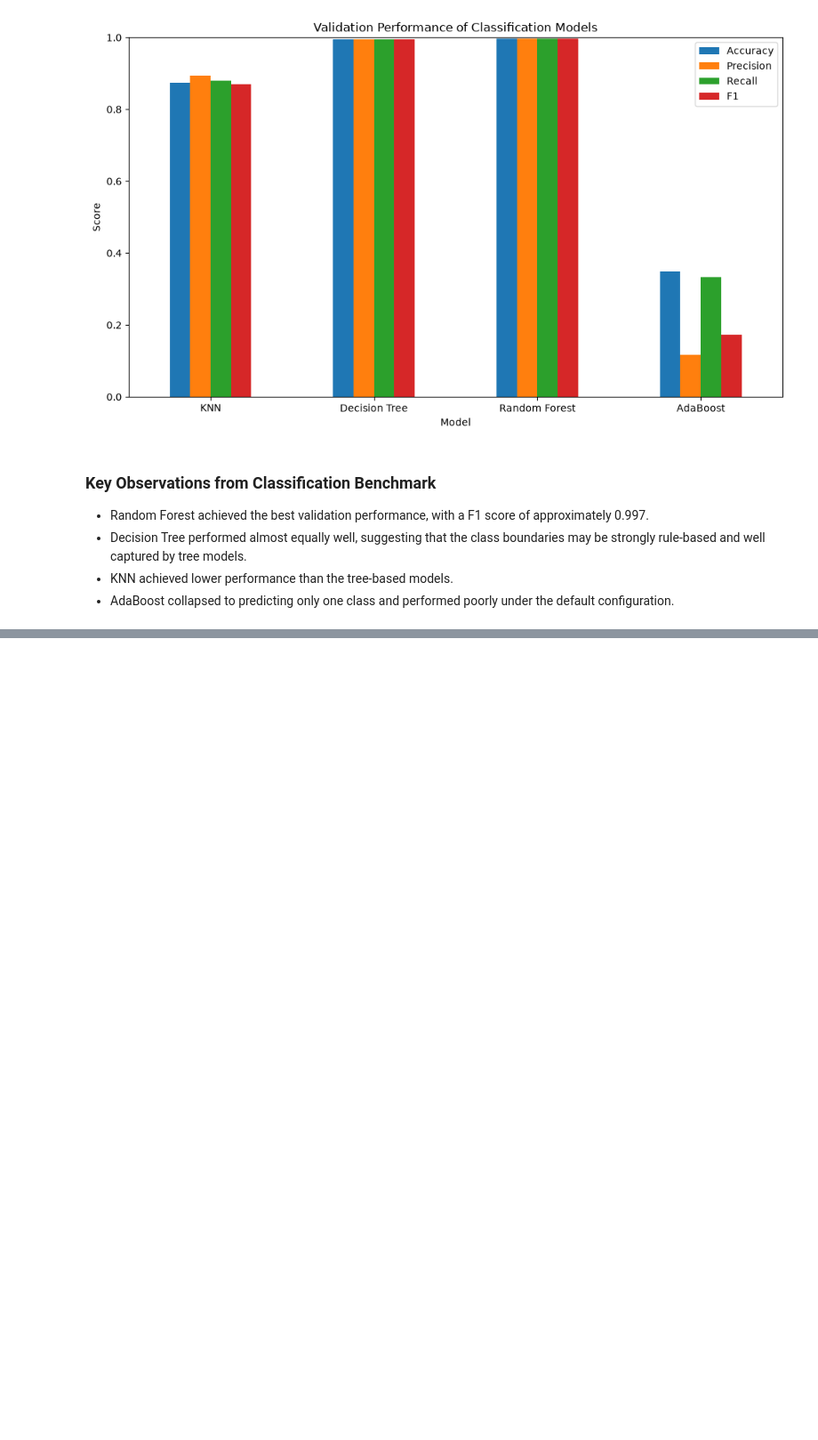
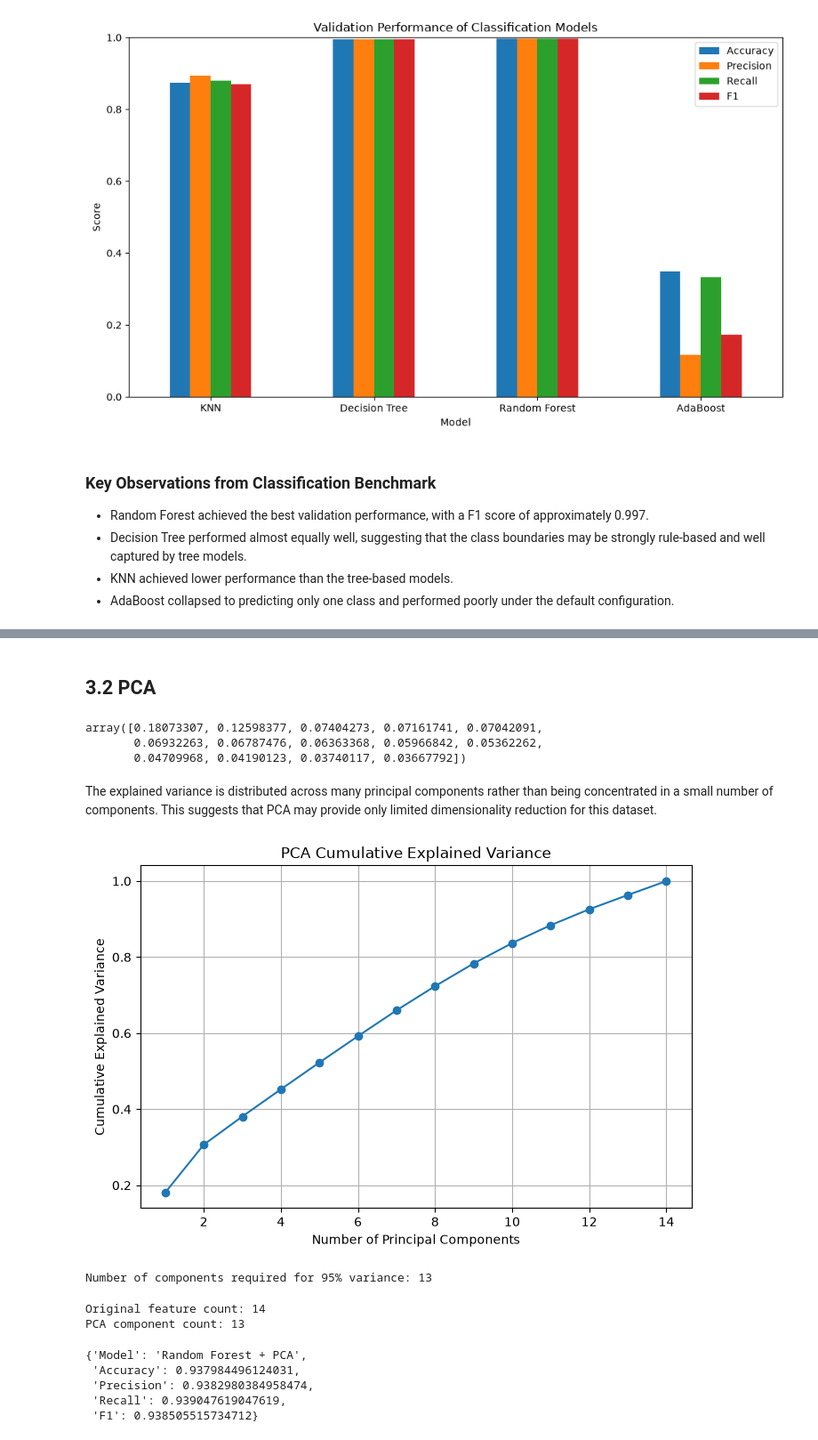
Before and after one commit to elodie-wu/ai-aquaculture-research-demos, a Jupyter notebook: 01-environmental-risk-and-anomaly-detection/notebooks/aquaculture-analysis.ipynb, the cells around one changed output, grey strips where cells are left out. Shown at 89% size. Drawn from its saved outputs; the diff is of its cells as text; code cells hidden in the pictures; blank space fills up the shorter version.

```diff
--- a/01-environmental-risk-and-anomaly-detection/notebooks/aquaculture-analysis.ipynb
+++ b/01-environmental-risk-and-anomaly-detection/notebooks/aquaculture-analysis.ipynb
@@ -335,0 +501,77 @@ plt.show()
+# %% [markdown]
+## 3.2 PCA
+# %%
+# 3.2 PCA
+from sklearn.decomposition import PCA
+
+pca_full = PCA()
+
+pca_full.fit(X_train_scaled)
+
+explained_variance = pca_full.explained_variance_ratio_
+
+explained_variance
+# %% [output]
+array([0.18073307, 0.12598377, 0.07404273, 0.07161741, 0.07042091,
+       0.06932263, 0.06787476, 0.06363368, 0.05966842, 0.05362262,
+       0.04709968, 0.04190123, 0.03740117, 0.03667792])
+# %% [markdown]
+The explained variance is distributed across many principal components rather than being concentrated in a small number of components. This suggests that PCA may provide only limited dimensionality reduction for this dataset.
+# %%
+cumulative_variance = np.cumsum(explained_variance)
+
+plt.figure(figsize=(8, 5))
+plt.plot(
+    range(1, len(cumulative_variance) + 1),
+    cumulative_variance,
+    marker="o"
+)
+
+plt.xlabel("Number of Principal Components")
+plt.ylabel("Cumulative Explained Variance")
+plt.title("PCA Cumulative Explained Variance")
+plt.grid(True)
+plt.show()
+# %% [output]
+[figure, added]
+# %%
+n_components_95 = np.argmax(cumulative_variance >= 0.95) + 1
+
+print("Number of components required for 95% variance:", n_components_95)
+# %% [output]
+Number of components required for 95% variance: 13
+# %%
+pca = PCA(n_components=n_components_95)
+
+X_train_pca = pca.fit_transform(X_train_scaled)
+X_val_pca = pca.transform(X_val_scaled)
+X_test_pca = pca.transform(X_test_scaled)
+
+print("Original feature count:", X_train.shape[1])
+print("PCA component count:", X_train_pca.shape[1])
+# %% [output]
+Original feature count: 14
+PCA component count: 13
+# %%
+rf_pca = RandomForestClassifier(
+    n_estimators=100,
+    random_state=42
+)
+
+rf_pca.fit(X_train_pca, y_train)
+
+y_val_pred_rf_pca = rf_pca.predict(X_val_pca)
+
+rf_pca_result = evaluate_model(
+    "Random Forest + PCA",
+    y_val,
+    y_val_pred_rf_pca
+)
+
+rf_pca_result
+# %% [output]
+{'Model': 'Random Forest + PCA',
+ 'Accuracy': 0.937984496124031,
+ 'Precision': 0.9382980384958474,
+ 'Recall': 0.939047619047619,
+ 'F1': 0.938505515734712}
```
Also changed, not shown: parts of 44 cells of this notebook.
